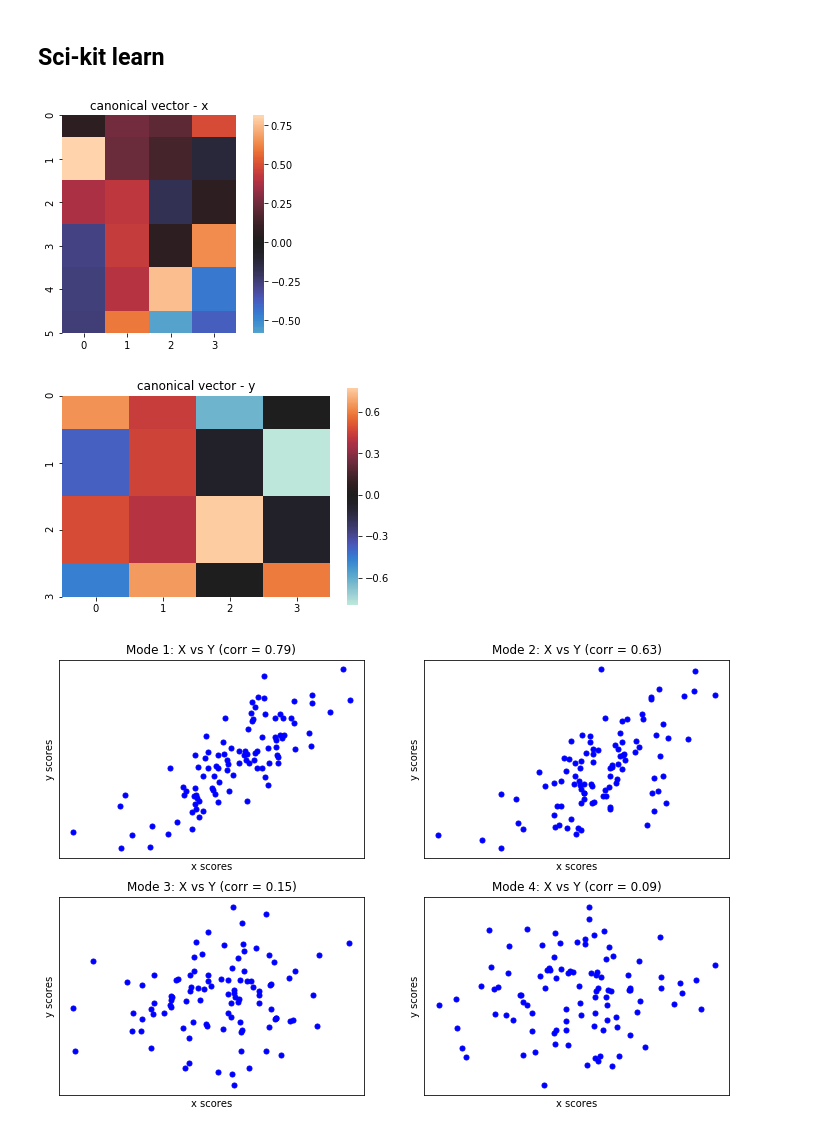
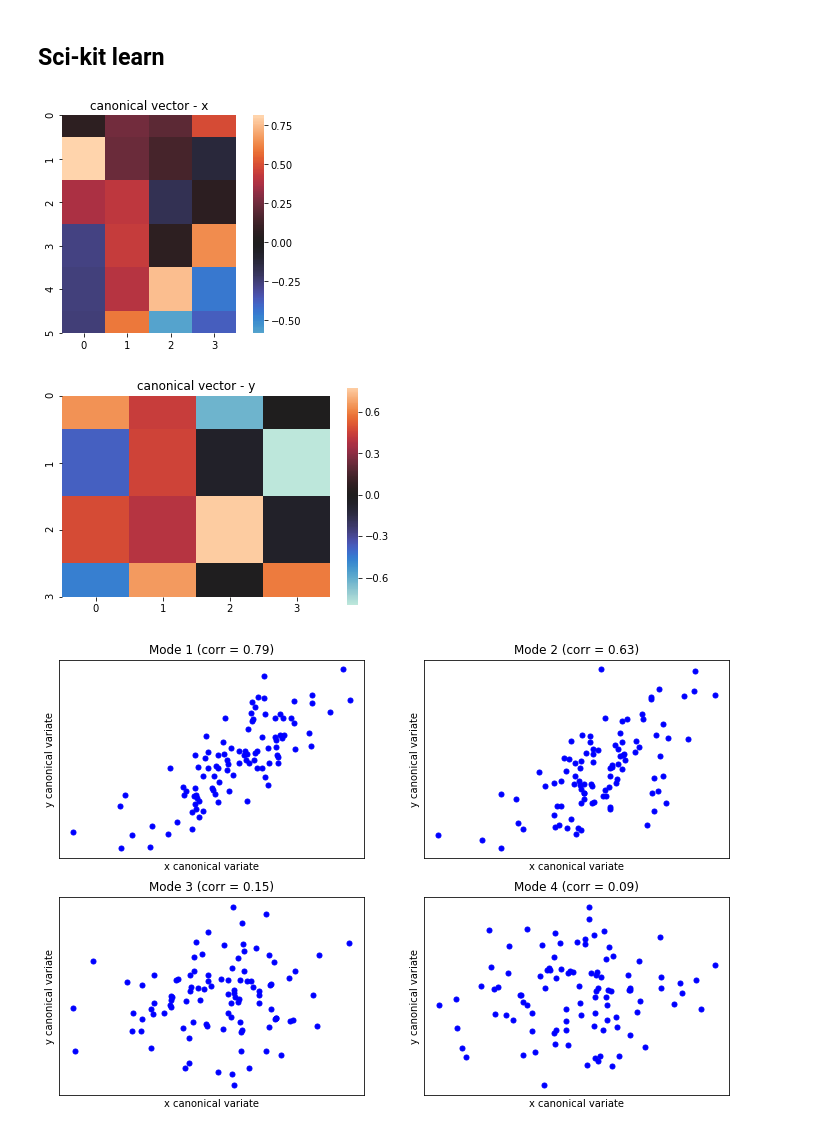
Before and after one commit to htwangtw/cca_primer, a Jupyter notebook: cca_notebook.ipynb, the cells around one changed output. Drawn from its saved outputs; the diff is of its cells as text; code cells hidden in the pictures.

```diff
--- a/cca_notebook.ipynb
+++ b/cca_notebook.ipynb
@@ -71,9 +71,9 @@ for i in range(N):
     plt.scatter(np.array(X_score[:, i]).reshape(100),
                 np.array(Y_score[:, i]).reshape(100),
                 marker="o", c="b", s=25)
-    plt.xlabel("x scores")
-    plt.ylabel("y scores")
-    plt.title('Mode %i: X vs Y (corr = %.2f)' %(i + 1, s[i]))
+    plt.xlabel("x canonical variate")
+    plt.ylabel("y canonical variate")
+    plt.title('Mode %i (corr = %.2f)' %(i + 1, s[i]))
     plt.xticks(())
     plt.yticks(())
 # %% [output]
@@ -109,9 +109,9 @@ for i in range(N):
     plt.scatter(np.array(X_score[:, i]).reshape(100),
                 np.array(Y_score[:, i]).reshape(100),
                 marker="o", c="b", s=25)
-    plt.xlabel("x scores")
-    plt.ylabel("y scores")
-    plt.title('Mode %i: X vs Y (corr = %.2f)' %(i + 1, s[i]))
+    plt.xlabel("x canonical variate")
+    plt.ylabel("y canonical variate")
+    plt.title('Mode %i (corr = %.2f)' %(i + 1, s[i]))
     plt.xticks(())
     plt.yticks(())
 # %% [output]
@@ -123,34 +123,34 @@ for i in range(N):
 # %%
 cca = CCA(n_components=4)
 cca.fit(X, Y)
 s = np.corrcoef(cca.x_scores_.T, cca.y_scores_.T).diagonal(offset=cca.n_components)
 a = cca.x_weights_
 b = cca.y_weights_
 
 X_score, Y_score = X.dot(a), Y.dot(b)
 
 # plotting
 plt.figure()
 heatmap(a, square=True, center=0)
 plt.title("canonical vector - x")
 plt.figure()
 heatmap(b, square=True, center=0)
 plt.title("canonical vector - y")
 
 
 plt.figure(figsize=(12, 8))
 for i in range(N):
 
     plt.subplot(221 + i)
     plt.scatter(np.array(X_score[:, i]).reshape(100),
                 np.array(Y_score[:, i]).reshape(100),
                 marker="o", c="b", s=25)
-    plt.xlabel("x scores")
-    plt.ylabel("y scores")
-    plt.title('Mode %i: X vs Y (corr = %.2f)' %(i + 1, s[i]))
+    plt.xlabel("x canonical variate")
+    plt.ylabel("y canonical variate")
+    plt.title('Mode %i (corr = %.2f)' %(i + 1, s[i]))
     plt.xticks(())
     plt.yticks(())
 # %% [output]
 [figure]
 [figure]
-[figure, old version]
+[figure, new version]
```
Also changed, not shown: parts of 2 cells of this notebook.
